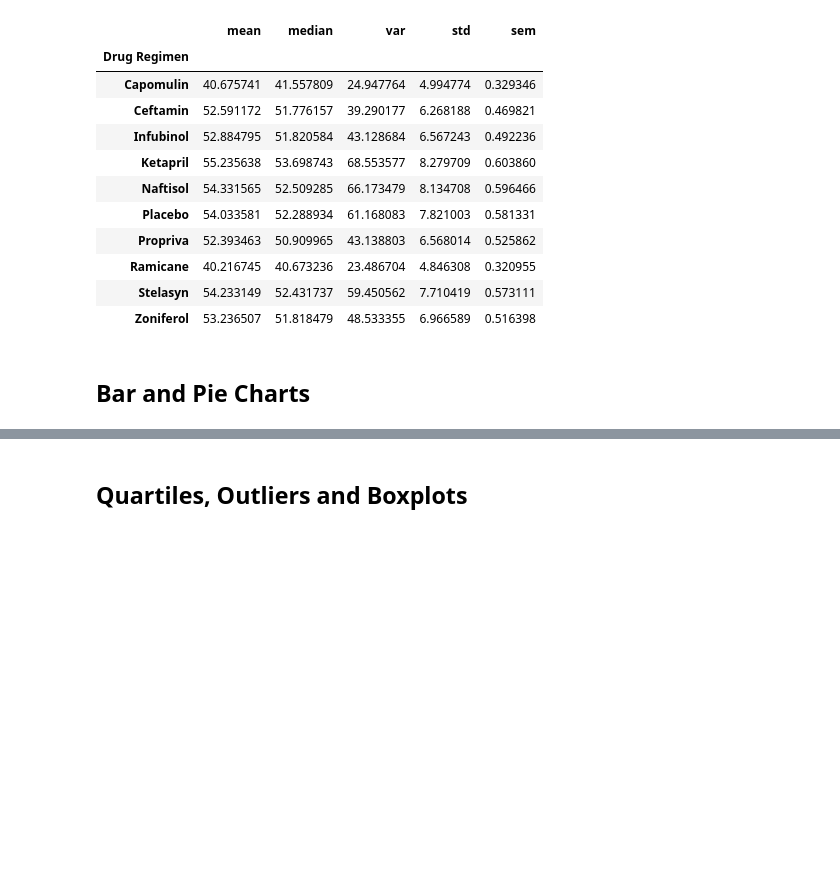
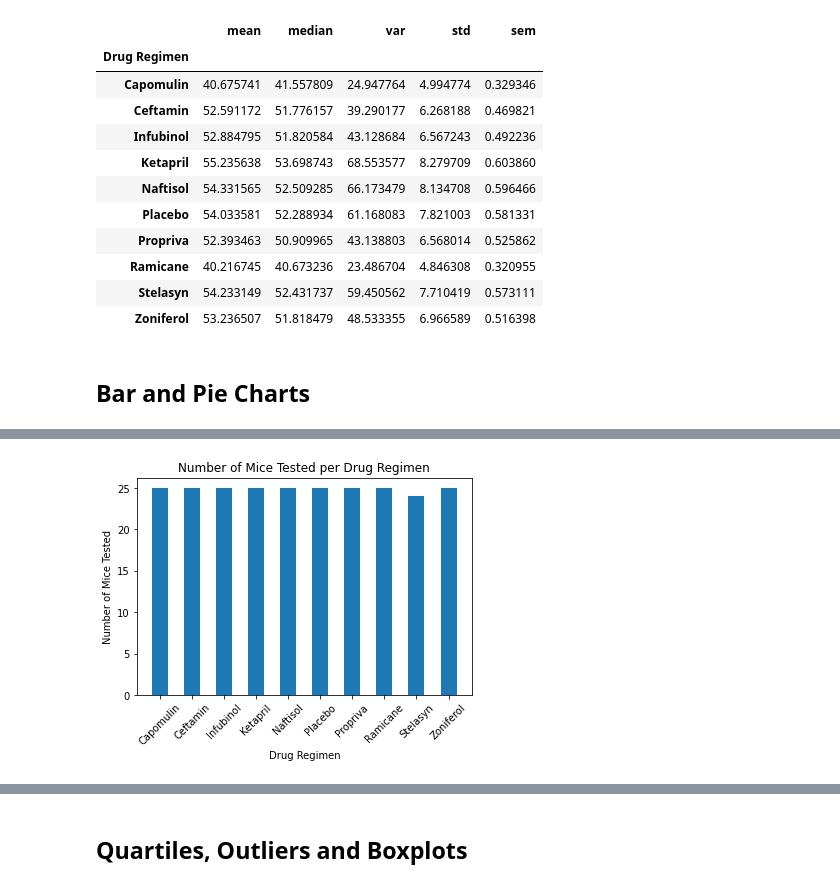
Before and after one commit to MarcyVampQueen/Matplotlib-challenge, a Jupyter notebook: Pymaceuticals/pymaceuticals_starter.ipynb, the cells around one changed output, grey strips where cells are left out. Drawn from its saved outputs; the diff is of its cells as text; code cells hidden in the pictures; blank space fills up the shorter version.

```diff
--- a/Pymaceuticals/pymaceuticals_starter.ipynb
+++ b/Pymaceuticals/pymaceuticals_starter.ipynb
@@ -113,2 +121,10 @@ regimens["Tumor Volume (mm3)"].agg(func=['mean','median','var','std','sem'])
 # %%
 # Generate a bar plot showing the total number of unique mice tested on each drug regimen using pyplot.
+plt.bar(druggedMice.index, druggedMice.values, width=.5)
+plt.xticks(rotation=45)
+plt.xlabel("Drug Regimen")
+plt.ylabel("Number of Mice Tested")
+plt.title("Number of Mice Tested per Drug Regimen")
+plt.show()
+# %% [output]
+[figure, added]
```
Also changed, not shown: parts of 4 cells of this notebook.
